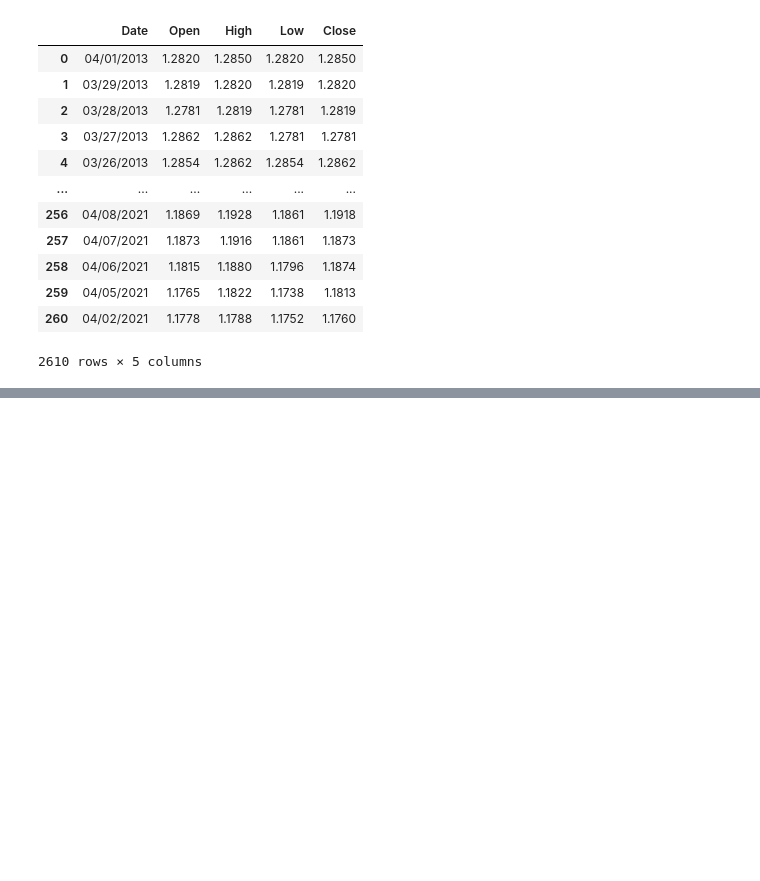
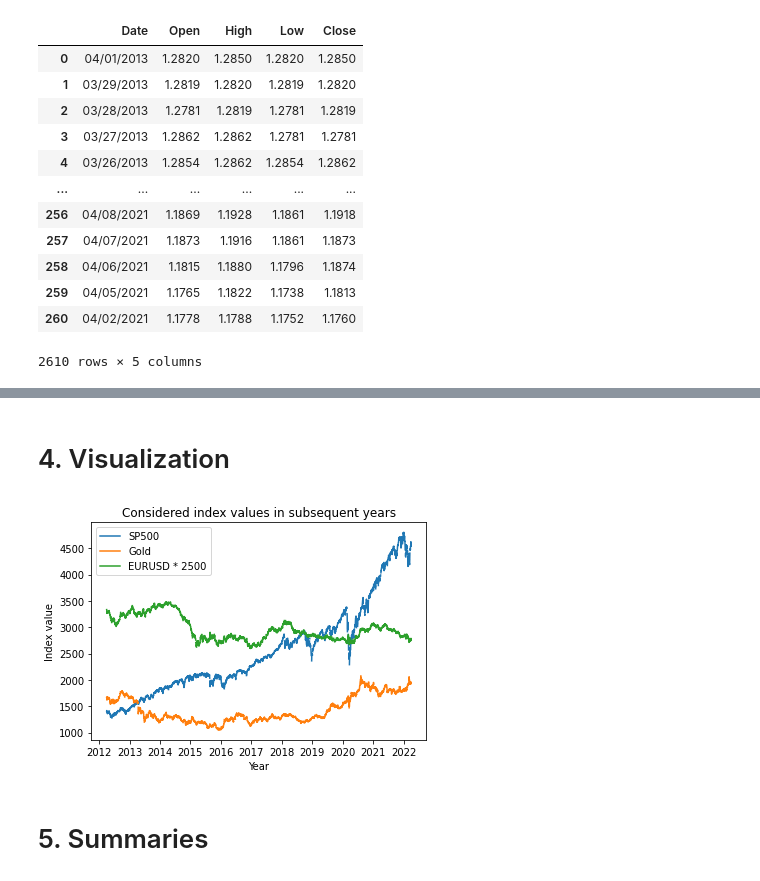
Before and after one commit to Kostee/tft-overview, a Jupyter notebook: manually_downloaded_data/format_manually_downloaded.ipynb, the cells around one changed output, grey strips where cells are left out. Cells and saved outputs as stored; diff of their text form; code cells hidden in the pictures; blank space fills up the shorter version.

```diff
--- a/manually_downloaded_data/format_manually_downloaded.ipynb
+++ b/manually_downloaded_data/format_manually_downloaded.ipynb
@@ -111,0 +136,20 @@ datasets_merged.tail()
+# %% [markdown]
+# 4. Visualization
+# %%
+for dataset_name in datasets_names:
+    x = datasets_merged["Date"]
+    y = copy.deepcopy(datasets_merged["Open_" + dataset_name])
+    label = dataset_name
+    if dataset_name == "EURUSD":
+        y *= 2500
+        label += (" * 2500")
+    plt.plot(x, y, label=label)
+plt.title("Considered index values in subsequent years")
+plt.xlabel("Year")
+plt.ylabel("Index value")
+plt.legend()
+plt.show()
+# %% [output]
+[figure, added]
+# %% [markdown]
+# 5. Summaries
```
Also changed, not shown: parts of 21 cells of this notebook, 26 other files.
